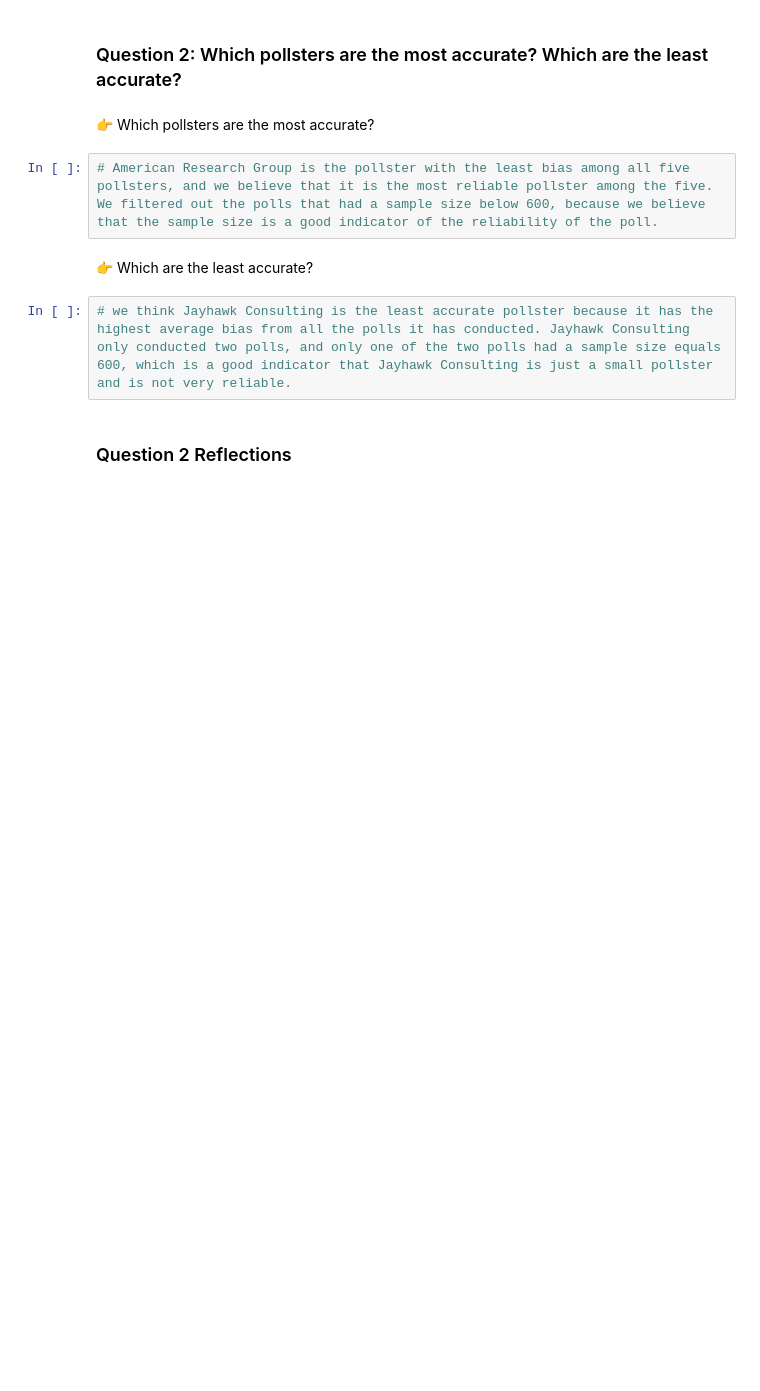
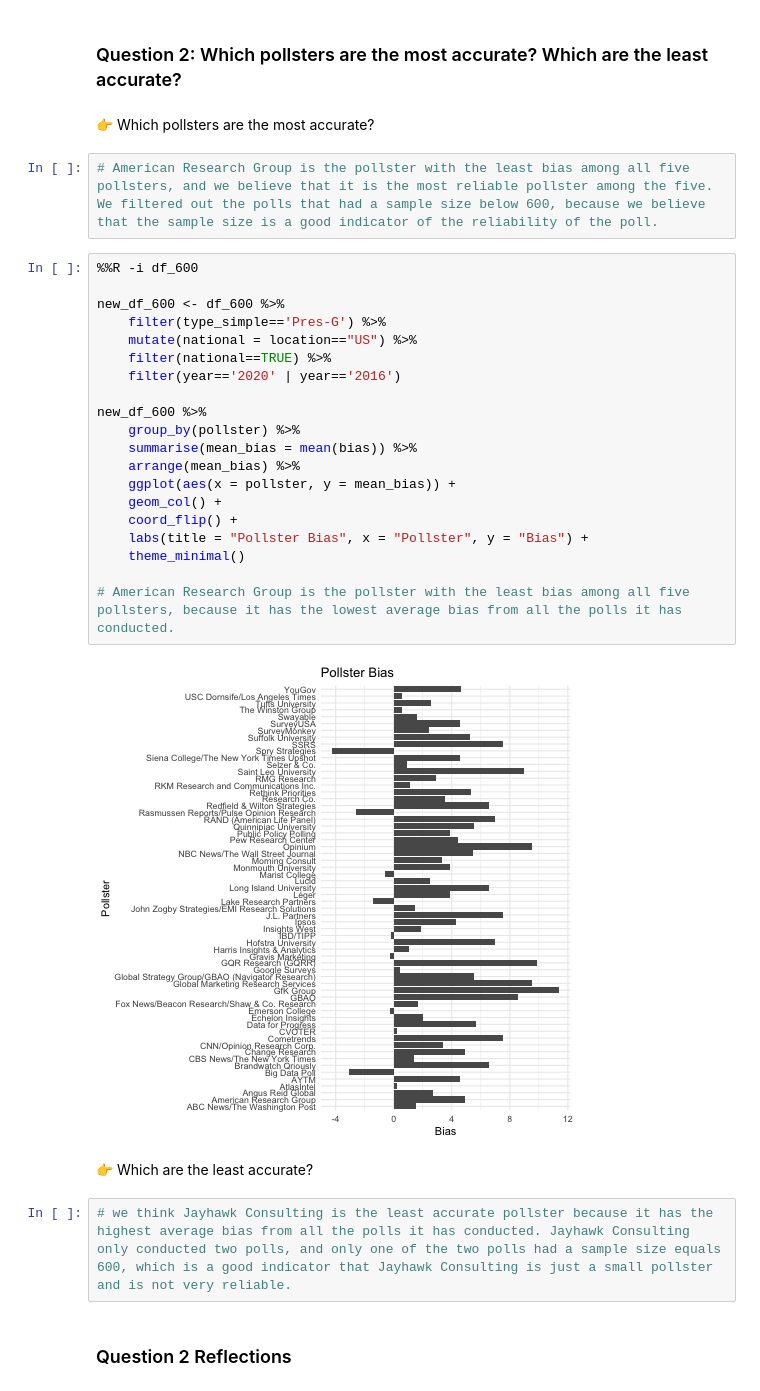
Before and after one commit to data4news-students/polling-exploration-srm-yx, a Jupyter notebook: notebook-3.ipynb, the cells around one changed output. Cells and saved outputs as stored; diff of their text form; blank space fills up the shorter version.

```diff
--- a/notebook-3.ipynb
+++ b/notebook-3.ipynb
@@ -167,6 +167,28 @@ ranking
 👉 Which pollsters are the most accurate?
 # %%
 # American Research Group is the pollster with the least bias among all five pollsters, and we believe that it is the most reliable pollster among the five. We filtered out the polls that had a sample size below 600, because we believe that the sample size is a good indicator of the reliability of the poll.
+# %%
+%%R -i df_600
+
+new_df_600 <- df_600 %>%
+    filter(type_simple=='Pres-G') %>%
+    mutate(national = location=="US") %>%
+    filter(national==TRUE) %>%
+    filter(year=='2020' | year=='2016')
+
+new_df_600 %>%
+    group_by(pollster) %>%
+    summarise(mean_bias = mean(bias)) %>%
+    arrange(mean_bias) %>%
+    ggplot(aes(x = pollster, y = mean_bias)) +
+    geom_col() +
+    coord_flip() +
+    labs(title = "Pollster Bias", x = "Pollster", y = "Bias") +
+    theme_minimal()
+
+# American Research Group is the pollster with the least bias among all five pollsters, because it has the lowest average bias from all the polls it has conducted.
+# %% [output]
+[figure, added]
 # %% [markdown]
 👉 Which are the least accurate?
 # %%
```
Also changed, not shown: parts of 1 cell of this notebook.
